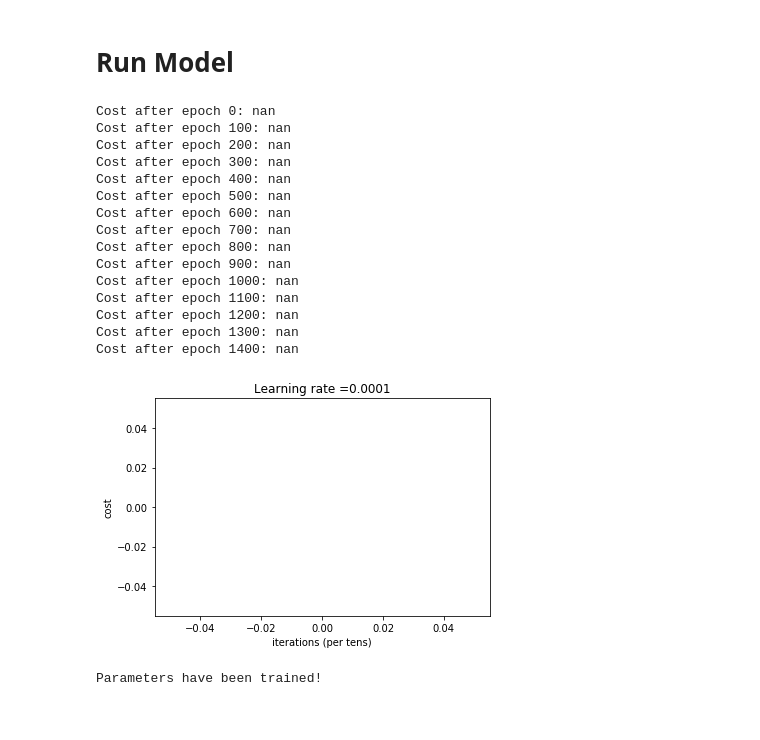
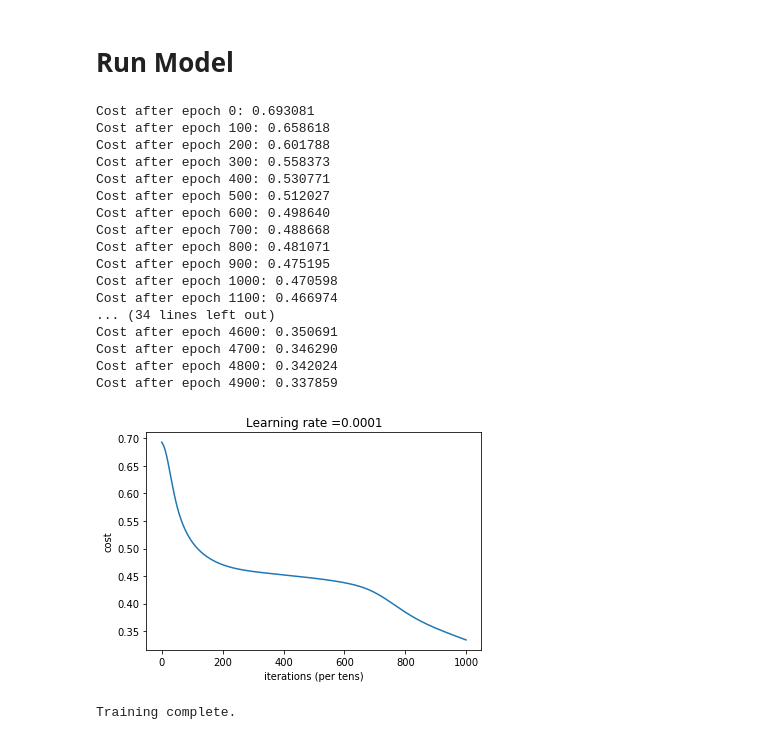
Before and after one commit to chrismbryant/anchor-vector-optimization, a Jupyter notebook: w2v test.ipynb, the cells around one changed output. Cells and saved outputs as stored; diff of their text form; code cells hidden in the pictures.

```diff
--- a/w2v test.ipynb
+++ b/w2v test.ipynb
@@ -66,5 +15,0 @@ norm =  2.843062815869556
-# %%
-word = "hilton"
-
-get_norm = lambda word: np.sum(model.get_vector(word) ** 2) ** 0.5
-get_norm(word)
@@ -109,6 +47,8 @@ def f(x, y, anchors, p=2, q=1):
         norm = ((x - a[0])**p + (y - a[1])**p)**(1/p)
         result *= norm
 
+    result ** 2
+
     return (1 - result)**q
 
 def sigmoid(x, w = 1, b = 0):
@@ -118,12 +58,12 @@ def sigmoid(x, w = 1, b = 0):
 # %%
 %matplotlib inline
 
-Z = f(X, Y, anchors, q=1/2)
-# Z = sigmoid(Z, 0.01, 0)
+Z = f(X, Y, anchors, q=1)
+Z = sigmoid(Z, 1, 0)
 
 fig = plt.figure()
 ax = Axes3D(fig)
-ax.contour3D(X, Y, Z, 150, cmap = 'coolwarm')
+ax.contour3D(X, Y, Z, 50, cmap = 'coolwarm')
 ax.set_xlabel("x")
 ax.set_ylabel("y")
 ax.set_zlabel("z")
@@ -357,14 +297,14 @@ def forward_propagate(X, params):
 def get_cost(Y, H):
 
     # Y.shape = (1, m)
-    # H.shape = (1, m)
+    # D.shape = (1, m)
 
     m = tf.cast(tf.shape(Y)[1], dtype = "float32")
-    cost = -(1 / m) * tf.reduce_sum((Y * tf.log(H) + (1 - Y) * tf.log(1 - H)))
+    cost = - 1 / m * tf.reduce_sum((Y * tf.log(H) + (1 - Y) * tf.log(1 - H)))
 
     return cost
 
-tf.reset_default_graph()
+
 
 def random_mini_batches(X_train, Y_train, minibatch_size, seed):
 
@@ -376,7 +316,7 @@ def random_mini_batches(X_train, Y_train, minibatch_size, seed):
     minibatches = []
     i = 0
 
-    while i <= m:
+    while i < m:
 
         minibatches.append((X_train[:, i:i+minibatch_size], Y_train[:, i:i+minibatch_size]))
         i += minibatch_size
@@ -395,6 +335,8 @@ def model(X_train,
 
     # X_train.shape = (n_x, m)
     # Y_train.shape = (1, m)
+
+    tf.reset_default_graph()
 
     tf.set_random_seed(1)
     seed = 2
@@ -418,7 +360,7 @@ def model(X_train,
 
         for epoch in range(num_epochs):
 
-            epoch_cost = 0.
+            epoch_cost = 0
             num_minibatches = int(m / minibatch_size)
             seed += 1
             minibatches = random_mini_batches(X_train, Y_train, minibatch_size, seed)
@@ -426,10 +368,7 @@ def model(X_train,
             for minibatch in minibatches:
 
                 (minibatch_X, minibatch_Y) = minibatch
-                _ , minibatch_cost = sess.run([optimizer, cost],
-                                              feed_dict={X: minibatch_X,
-                                                         Y: minibatch_Y})
-
+                _ , minibatch_cost = sess.run([optimizer, cost], feed_dict={X: minibatch_X, Y: minibatch_Y})
                 epoch_cost += minibatch_cost / num_minibatches
 
             if print_cost == True and epoch % 100 == 0:
@@ -446,26 +385,30 @@ def model(X_train,
         params = sess.run(params)
         print("Training complete.")
 
-        return params
+        pred = sess.run(H, feed_dict = {X: X_test})
+
+        return pred, params
 # %% [markdown]
 # Run Model
 # %%
-params = model(X_train, Y_train, X_test, Y_test)
+pred, params = model(X_train, Y_train, X_test, Y_test, k = 4, num_epochs = 5000)
 # %% [output]
-Cost after epoch 0: nan
-Cost after epoch 100: nan
-Cost after epoch 200: nan
-Cost after epoch 300: nan
-Cost after epoch 400: nan
-Cost after epoch 500: nan
-Cost after epoch 600: nan
-Cost after epoch 700: nan
-Cost after epoch 800: nan
-Cost after epoch 900: nan
-Cost after epoch 1000: nan
-Cost after epoch 1100: nan
-Cost after epoch 1200: nan
-Cost after epoch 1300: nan
-Cost after epoch 1400: nan
+Cost after epoch 0: 0.693081
+Cost after epoch 100: 0.658618
+Cost after epoch 200: 0.601788
+Cost after epoch 300: 0.558373
+Cost after epoch 400: 0.530771
+Cost after epoch 500: 0.512027
+Cost after epoch 600: 0.498640
+Cost after epoch 700: 0.488668
+Cost after epoch 800: 0.481071
+Cost after epoch 900: 0.475195
+Cost after epoch 1000: 0.470598
+Cost after epoch 1100: 0.466974
+... (34 lines left out)
+Cost after epoch 4600: 0.350691
+Cost after epoch 4700: 0.346290
+Cost after epoch 4800: 0.342024
+Cost after epoch 4900: 0.337859
-[figure, old version]
+[figure, new version]
-Parameters have been trained!
+Training complete.
```
Also changed, not shown: parts of 15 cells of this notebook.
